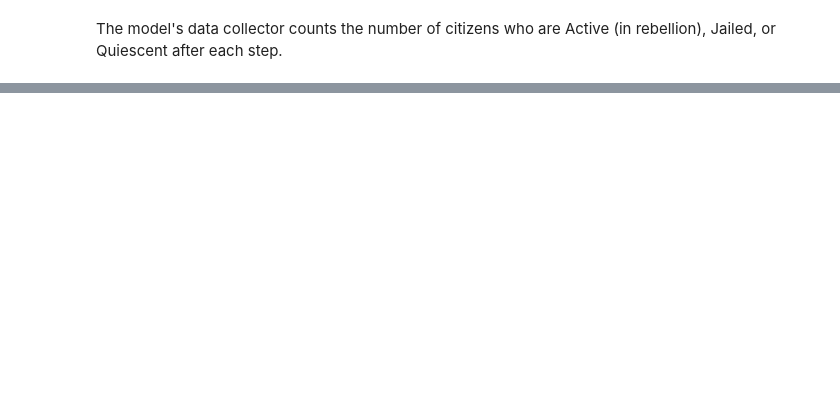
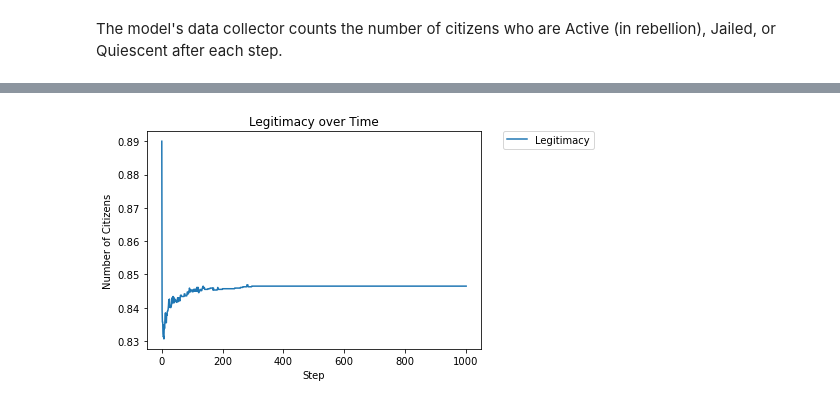
Before and after one commit to DCCdelang/ABM, a Jupyter notebook: epstein_civil_violence_Dante/Epstein Civil Violence.ipynb, the cells around one changed output, grey strips where cells are left out. Saved outputs shown, nothing was run; the diff lists cells and outputs as text; code cells hidden in the pictures; blank space fills up the shorter version.

```diff
--- a/epstein_civil_violence_Dante/Epstein Civil Violence.ipynb
+++ b/epstein_civil_violence_Dante/Epstein Civil Violence.ipynb
@@ -45,3 +56,11 @@ _ = ax.legend(bbox_to_anchor=(1.35, 1.025))
+# %%
+ax = model_out[["Legitimacy"]].plot()
+ax.set_title('Legitimacy over Time')
+ax.set_xlabel('Step')
+ax.set_ylabel('Number of Citizens')
+_ = ax.legend(bbox_to_anchor=(1.35, 1.025))
+# %% [output]
+[figure, added]
 # %%
 agent_out = model.datacollector.get_agent_vars_dataframe()
 agent_out.head()
```
Also changed, not shown: parts of 4 cells of this notebook, 2 other files.
